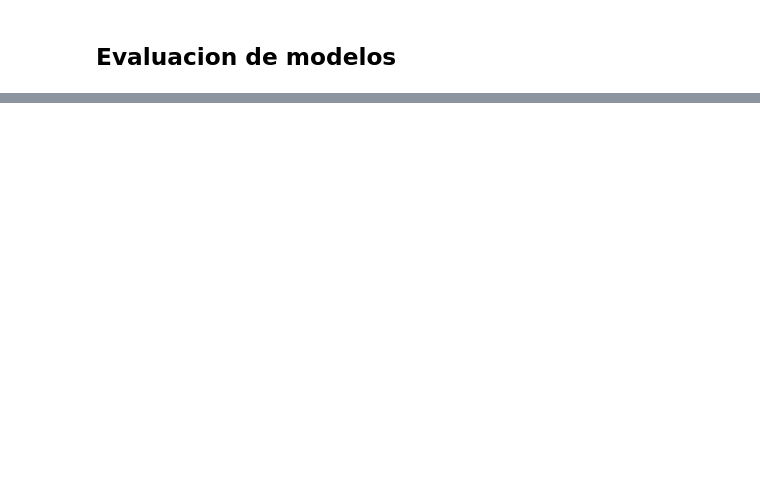
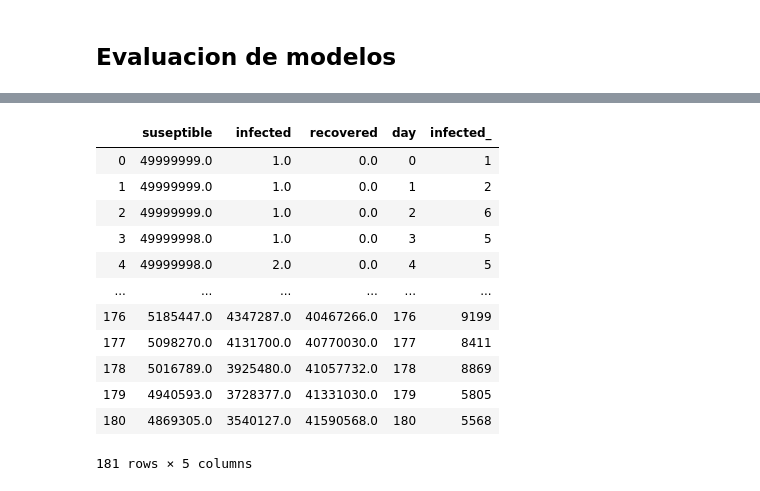
Before and after one commit to AP-2020-1S/covid-19-analiticapedictiva_ajsg, a Jupyter notebook: Entrega Analitica Predictiva.ipynb, the cells around one changed output, grey strips where cells are left out. Saved outputs shown, nothing was run; the diff lists cells and outputs as text; code cells hidden in the pictures; blank space fills up the shorter version.

```diff
--- a/Entrega Analitica Predictiva.ipynb
+++ b/Entrega Analitica Predictiva.ipynb
@@ -472,0 +479,16 @@ R0 is 7.5
+# %%
+df
+# %% [output]
+|  | suseptible | infected | recovered | day | infected_ |
+| 0 | 49999999.0 | 1.0 | 0.0 | 0 | 1 |
+| 1 | 49999999.0 | 1.0 | 0.0 | 1 | 2 |
+| 2 | 49999999.0 | 1.0 | 0.0 | 2 | 6 |
+| 3 | 49999998.0 | 1.0 | 0.0 | 3 | 5 |
+| 4 | 49999998.0 | 2.0 | 0.0 | 4 | 5 |
+| ... | ... | ... | ... | ... | ... |
+| 176 | 5185447.0 | 4347287.0 | 40467266.0 | 176 | 9199 |
+| 177 | 5098270.0 | 4131700.0 | 40770030.0 | 177 | 8411 |
+| 178 | 5016789.0 | 3925480.0 | 41057732.0 | 178 | 8869 |
+| 179 | 4940593.0 | 3728377.0 | 41331030.0 | 179 | 5805 |
+| 180 | 4869305.0 | 3540127.0 | 41590568.0 | 180 | 5568 |
+181 rows × 5 columns
```
Also changed, not shown: parts of 32 cells of this notebook.
